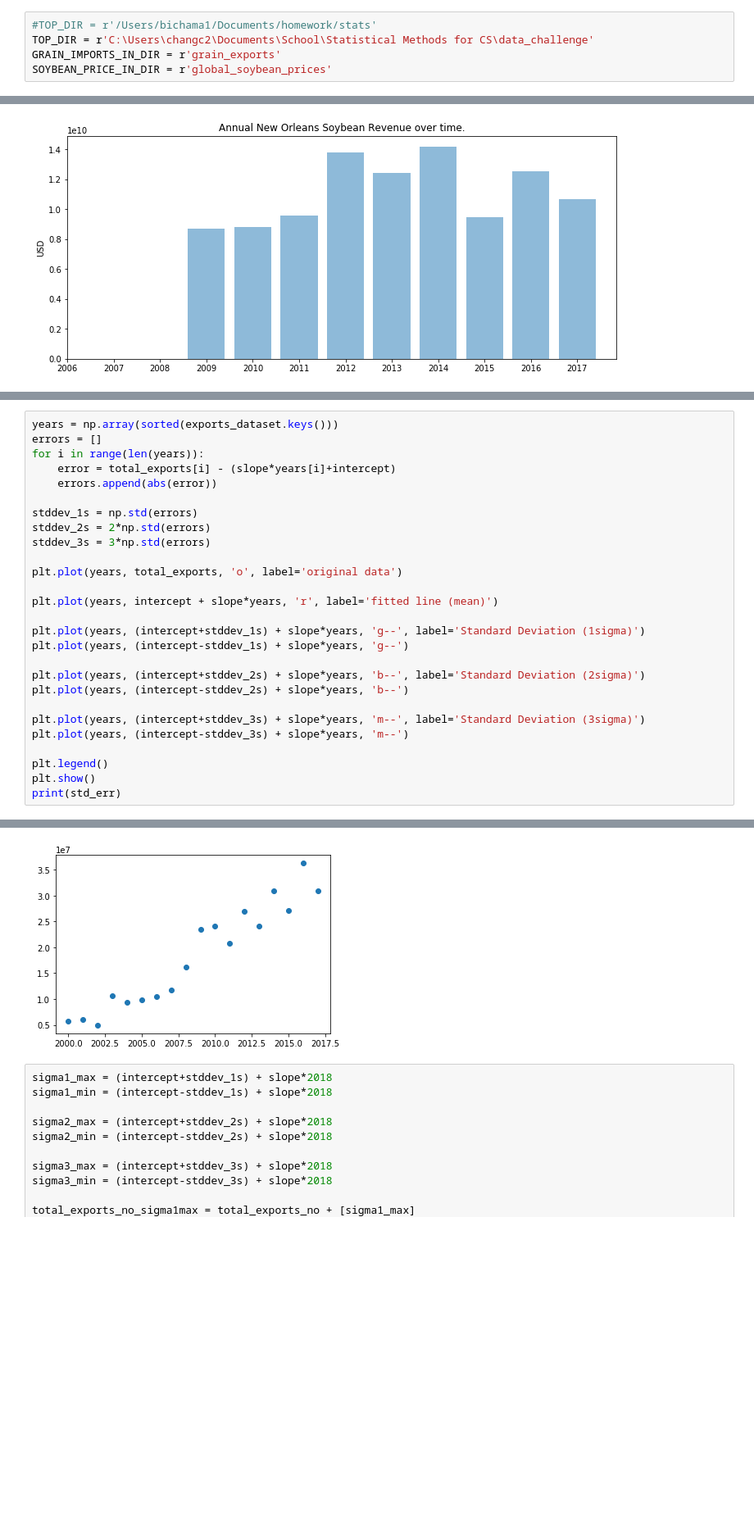
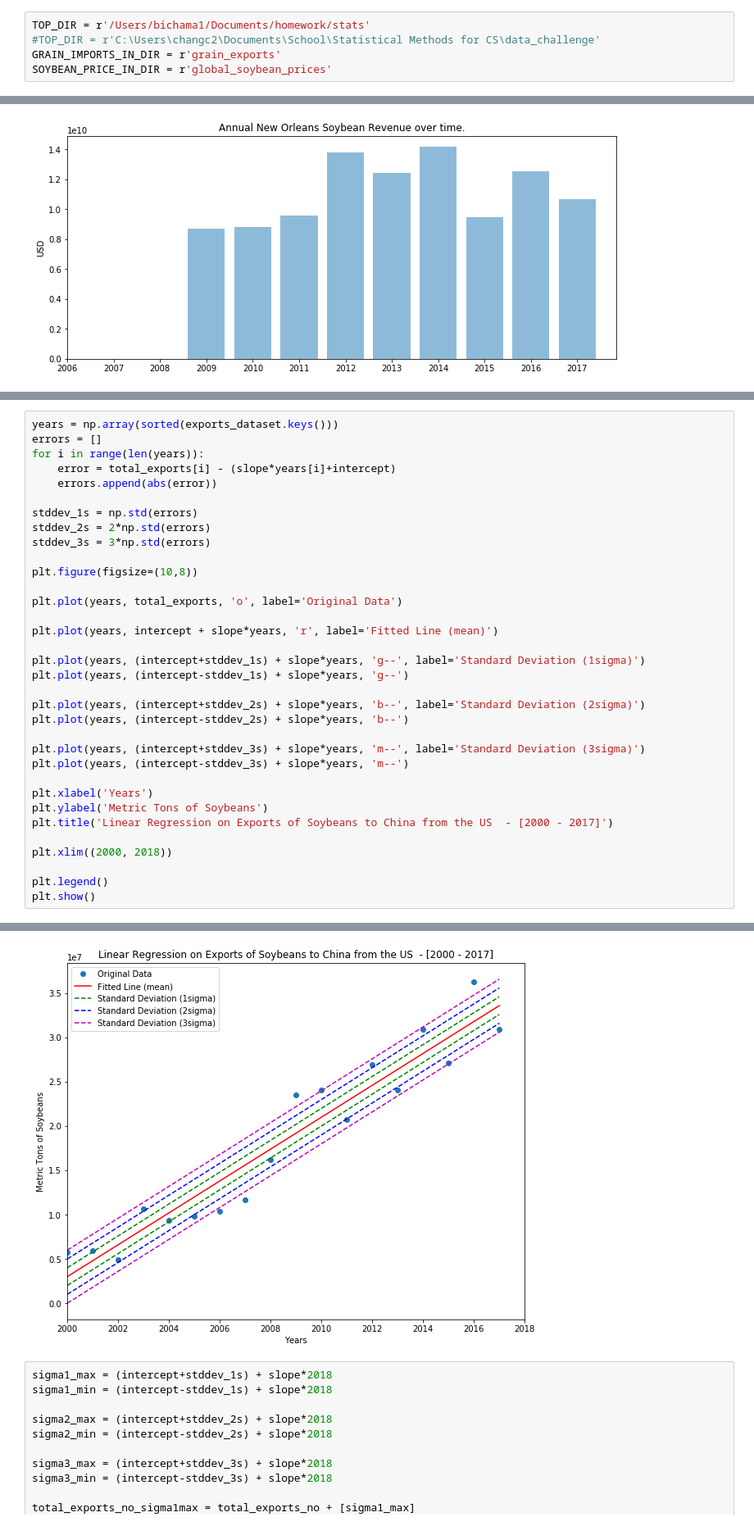
Before and after one commit to mattbichay/data_challenge, a Jupyter notebook: DataChallenge.ipynb, the cells around one changed output, grey strips where cells are left out. Shown at 82% size. Saved outputs shown, nothing was run; the diff lists cells and outputs as text; blank space fills up the shorter version.

```diff
--- a/DataChallenge.ipynb
+++ b/DataChallenge.ipynb
@@ -12,6 +13,6 @@ import math
 # %%
-#TOP_DIR = r'/Users/bichama1/Documents/homework/stats'
-TOP_DIR = r'C:\Users\changc2\Documents\School\Statistical Methods for CS\data_challenge'
+TOP_DIR = r'/Users/bichama1/Documents/homework/stats'
+#TOP_DIR = r'C:\Users\changc2\Documents\School\Statistical Methods for CS\data_challenge'
 GRAIN_IMPORTS_IN_DIR = r'grain_exports'
 SOYBEAN_PRICE_IN_DIR = r'global_soybean_prices'
 # %%
@@ -239,9 +241,11 @@ stddev_1s = np.std(errors)
 stddev_2s = 2*np.std(errors)
 stddev_3s = 3*np.std(errors)
 
-plt.plot(years, total_exports, 'o', label='original data')
+plt.figure(figsize=(10,8))
 
-plt.plot(years, intercept + slope*years, 'r', label='fitted line (mean)')
+plt.plot(years, total_exports, 'o', label='Original Data')
+
+plt.plot(years, intercept + slope*years, 'r', label='Fitted Line (mean)')
 
 plt.plot(years, (intercept+stddev_1s) + slope*years, 'g--', label='Standard Deviation (1sigma)')
 plt.plot(years, (intercept-stddev_1s) + slope*years, 'g--')
@@ -252,7 +256,12 @@ plt.plot(years, (intercept-stddev_2s) + slope*years, 'b--')
 plt.plot(years, (intercept+stddev_3s) + slope*years, 'm--', label='Standard Deviation (3sigma)')
 plt.plot(years, (intercept-stddev_3s) + slope*years, 'm--')
 
+plt.xlabel('Years')
+plt.ylabel('Metric Tons of Soybeans')
+plt.title('Linear Regression on Exports of Soybeans to China from the US  - [2000 - 2017]')
+
+plt.xlim((2000, 2018))
+
 plt.legend()
 plt.show()
-print(std_err)
 # %% [output]
@@ -260,4 +268,4 @@ TypeError: 'numpy.float64' object cannot be interpreted as an integer
-[figure, old version]
+[figure, new version]
 # %%
 sigma1_max = (intercept+stddev_1s) + slope*2018
 sigma1_min = (intercept-stddev_1s) + slope*2018
```
Also changed, not shown: parts of 17 cells of this notebook.
